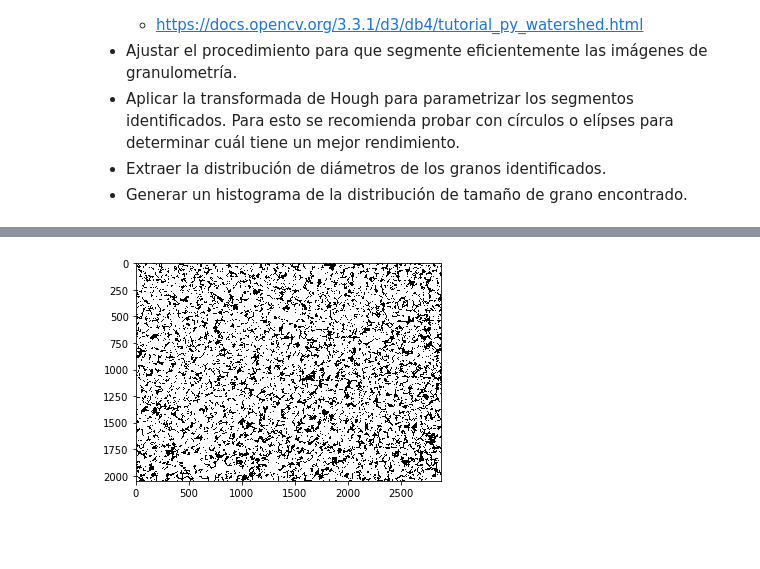
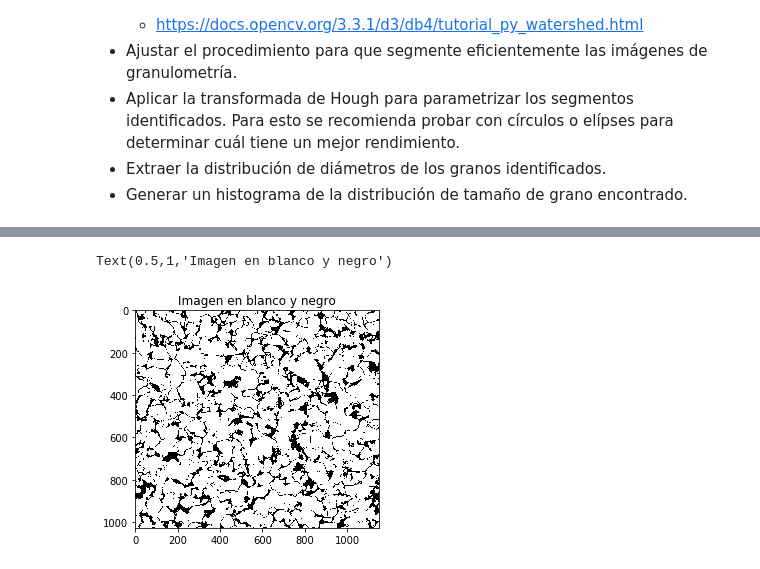
Before and after one commit to ChristianABJ/Herramientas_Computacionales_IMEC3602, a Jupyter notebook: analisis_imagenes/granulometria.ipynb, the cells around one changed output, grey strips where cells are left out. Drawn from its saved outputs; the diff is of its cells as text; code cells hidden in the pictures; blank space fills up the shorter version.

Commit message:
procesamiento de imagenes
segunda parte del bloque de procesamiento de imagenes

```diff
--- a/analisis_imagenes/granulometria.ipynb
+++ b/analisis_imagenes/granulometria.ipynb
@@ -38,0 +18,17 @@ Populating the interactive namespace from numpy and matplotlib
+# %%
+import numpy as np
+import cv2
+from matplotlib import pyplot as plt
+%pylab inline
+import scipy
+from scipy import misc
+from scipy import ndimage
+from skimage import feature
+from skimage.transform import (hough_circle, hough_circle_peaks)
+from skimage.draw import circle_perimeter,circle
+import os
+from skimage import data, color
+
+img = pylab.imread("recorte.jpg")
+pylab.imshow(img, cmap = cm.Greys_r)
+plt.title('Imagen Original', fontsize=12)
@@ -39,11 +39,12 @@ Populating the interactive namespace from numpy and matplotlib
 # %%
-gray = cv2.cvtColor(im1,cv2.COLOR_BGR2GRAY)
+imfin=img
+gray = cv2.cvtColor(img,cv2.COLOR_BGR2GRAY)
 
 ret, thresh = cv2.threshold(gray,0,255,cv2.THRESH_BINARY+cv2.THRESH_OTSU)
 pylab.imshow(thresh, cmap = cm.Greys_r)
-
-misc.imsave('res.jpg', thresh)
+plt.title('Imagen en blanco y negro', fontsize=12)
 # %% [output]
+Text(0.5,1,'Imagen en blanco y negro')
-[figure, old version]
+[figure, new version]
 # %%
 # sure background area
```
Also changed, not shown: parts of 13 cells of this notebook, 11 other files.
